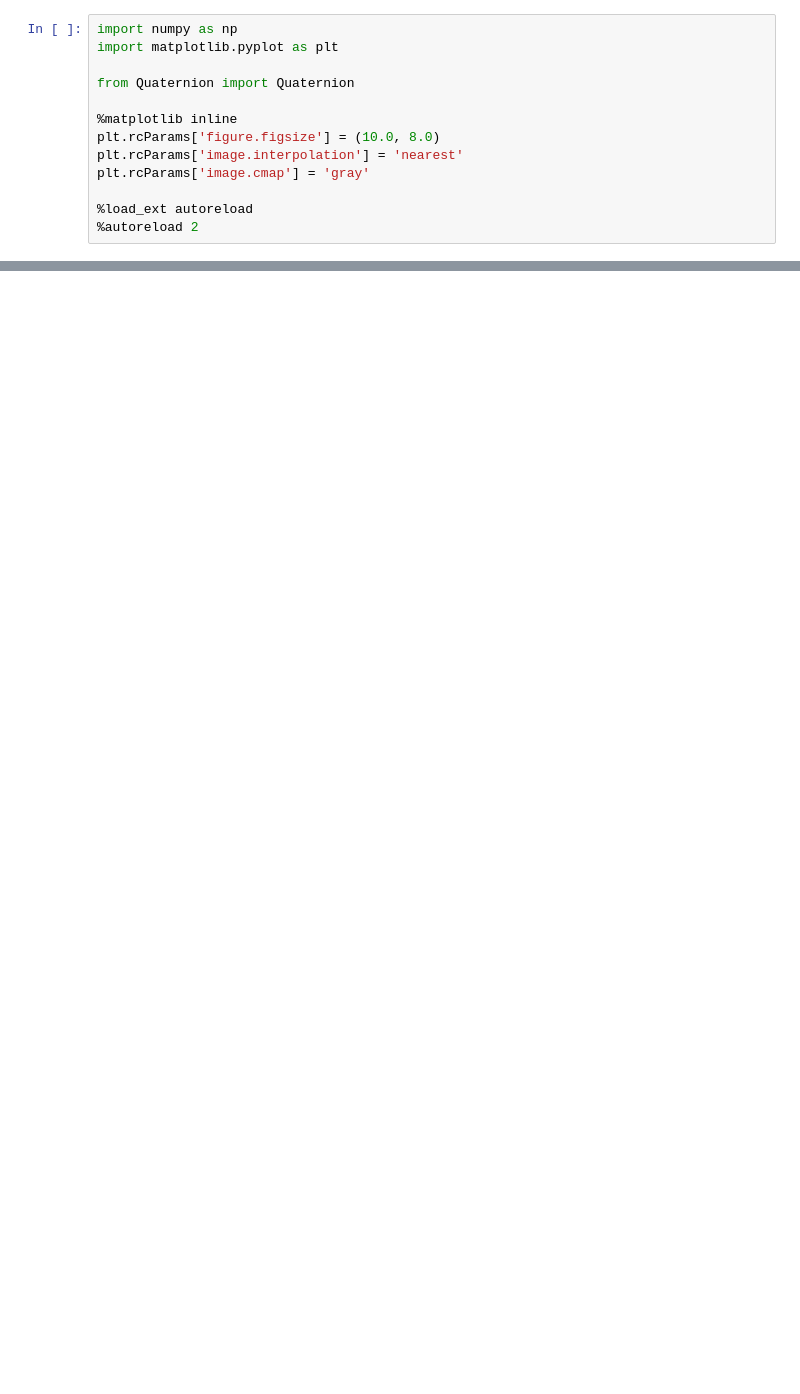
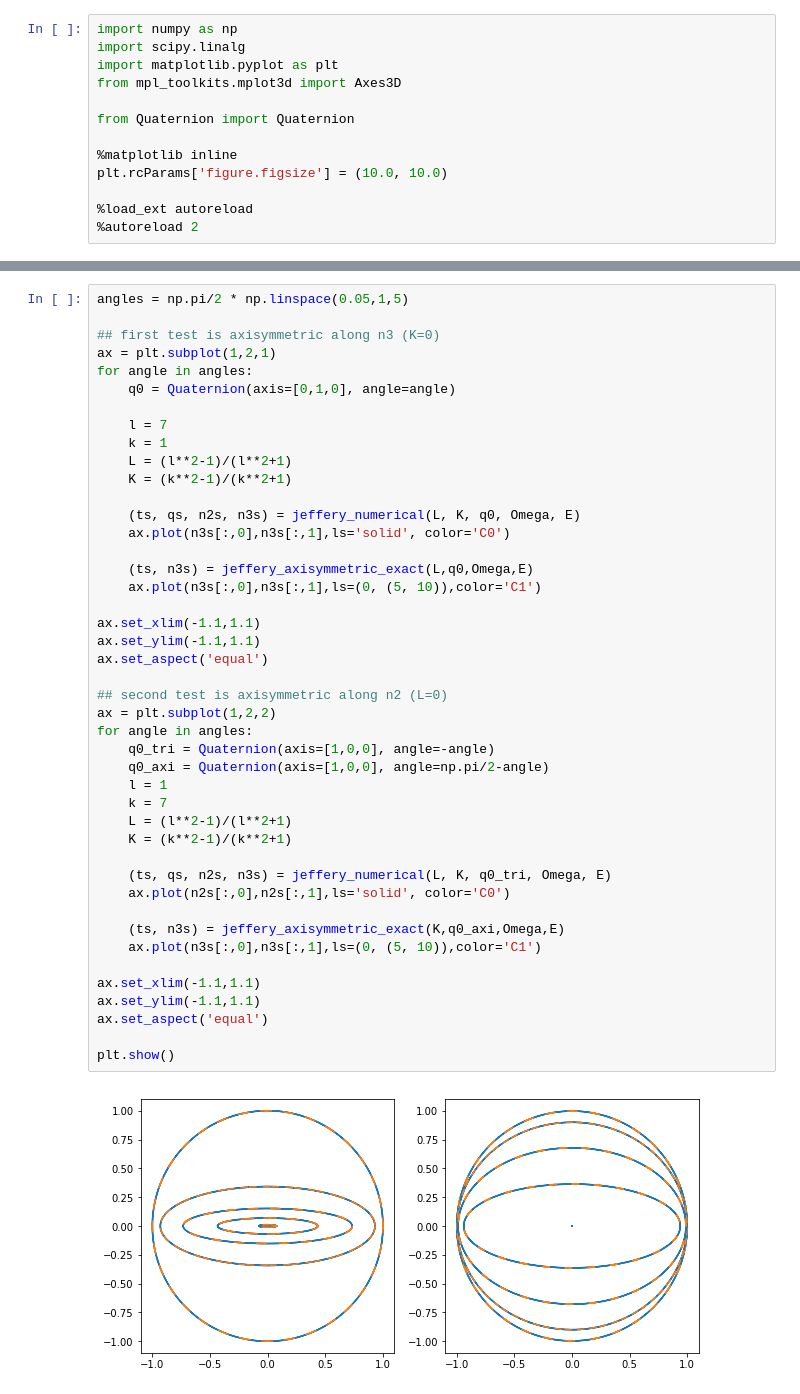
Before and after one commit to jeinarsson/jeffery-orbit-generator, a Jupyter notebook: Orientational trajectories.ipynb, the cells around one changed output, grey strips where cells are left out. Cells and saved outputs as stored; diff of their text form; blank space fills up the shorter version.

```diff
--- a/Orientational trajectories.ipynb
+++ b/Orientational trajectories.ipynb
@@ -1,13 +1,13 @@
 # %%
 import numpy as np
+import scipy.linalg
 import matplotlib.pyplot as plt
+from mpl_toolkits.mplot3d import Axes3D
 
 from Quaternion import Quaternion
 
 %matplotlib inline
-plt.rcParams['figure.figsize'] = (10.0, 8.0)
-plt.rcParams['image.interpolation'] = 'nearest'
-plt.rcParams['image.cmap'] = 'gray'
+plt.rcParams['figure.figsize'] = (10.0, 10.0)
 
 %load_ext autoreload
 %autoreload 2
@@ -76,0 +149,46 @@ plt.show()
+# %%
+angles = np.pi/2 * np.linspace(0.05,1,5)
+
+## first test is axisymmetric along n3 (K=0)
+ax = plt.subplot(1,2,1)
+for angle in angles:
+    q0 = Quaternion(axis=[0,1,0], angle=angle)
+
+    l = 7
+    k = 1
+    L = (l**2-1)/(l**2+1)
+    K = (k**2-1)/(k**2+1)
+
+    (ts, qs, n2s, n3s) = jeffery_numerical(L, K, q0, Omega, E)
+    ax.plot(n3s[:,0],n3s[:,1],ls='solid', color='C0')
+
+    (ts, n3s) = jeffery_axisymmetric_exact(L,q0,Omega,E)
+    ax.plot(n3s[:,0],n3s[:,1],ls=(0, (5, 10)),color='C1')
+
+ax.set_xlim(-1.1,1.1)
+ax.set_ylim(-1.1,1.1)
+ax.set_aspect('equal')
+
+## second test is axisymmetric along n2 (L=0)
+ax = plt.subplot(1,2,2)
+for angle in angles:
+    q0_tri = Quaternion(axis=[1,0,0], angle=-angle)
+    q0_axi = Quaternion(axis=[1,0,0], angle=np.pi/2-angle)
+    l = 1
+    k = 7
+    L = (l**2-1)/(l**2+1)
+    K = (k**2-1)/(k**2+1)
+
+    (ts, qs, n2s, n3s) = jeffery_numerical(L, K, q0_tri, Omega, E)
+    ax.plot(n2s[:,0],n2s[:,1],ls='solid', color='C0')
+
+    (ts, n3s) = jeffery_axisymmetric_exact(K,q0_axi,Omega,E)
+    ax.plot(n3s[:,0],n3s[:,1],ls=(0, (5, 10)),color='C1')
+
+ax.set_xlim(-1.1,1.1)
+ax.set_ylim(-1.1,1.1)
+ax.set_aspect('equal')
+
+plt.show()
+# %% [output]
+[figure, added]
```
Also changed, not shown: parts of 13 cells of this notebook, 1 other file.
